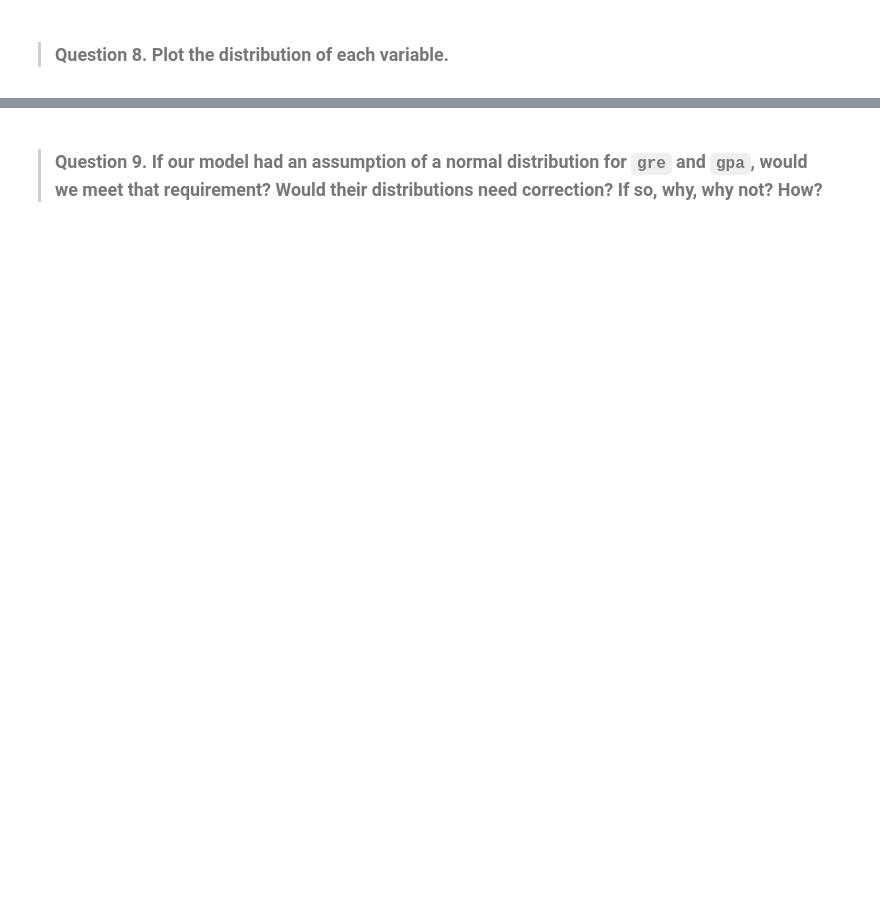
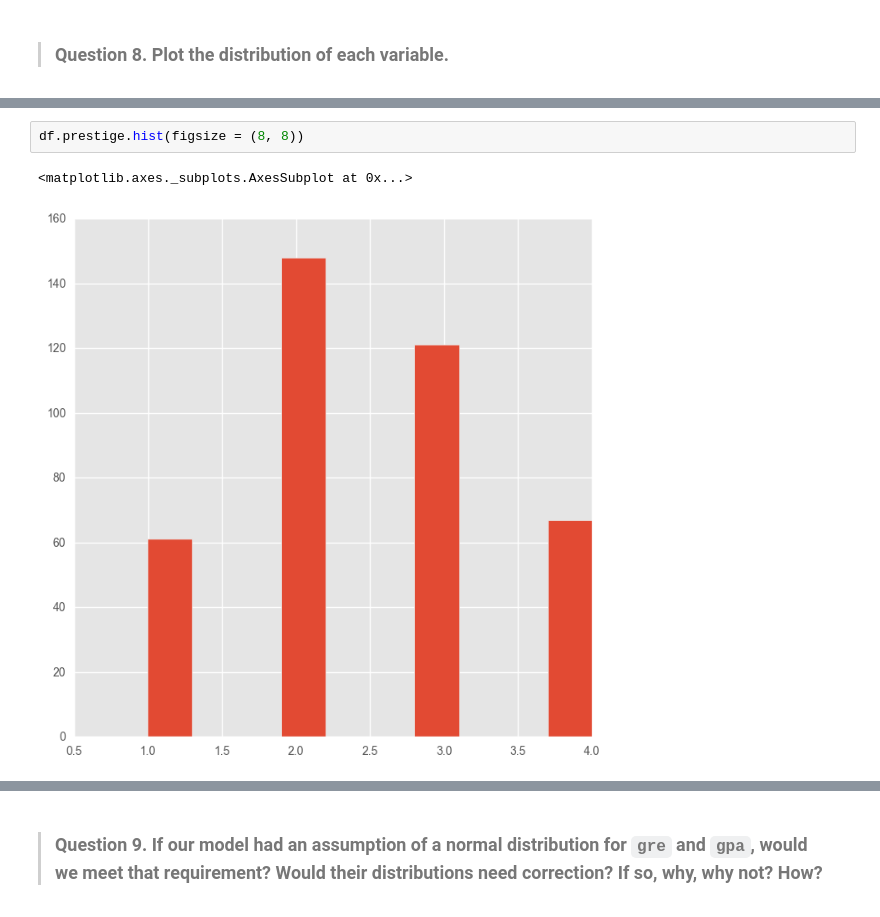
Before and after one commit to ledivan/DS-SF-30, a Jupyter notebook: unit-project/2/unit-project-2-Ivan_LedyashovV3.ipynb, the cells around one changed output, grey strips where cells are left out. Saved outputs shown, nothing was run; the diff lists cells and outputs as text; blank space fills up the shorter version.

```diff
--- a/unit-project/2/unit-project-2-Ivan_LedyashovV3.ipynb
+++ b/unit-project/2/unit-project-2-Ivan_LedyashovV3.ipynb
@@ -67,0 +217,5 @@ Answer:
+# %%
+df.prestige.hist(figsize = (8, 8))
+# %% [output]
+<matplotlib.axes._subplots.AxesSubplot at 0x...>
+[figure, added]
```
Also changed, not shown: parts of 50 cells of this notebook.
